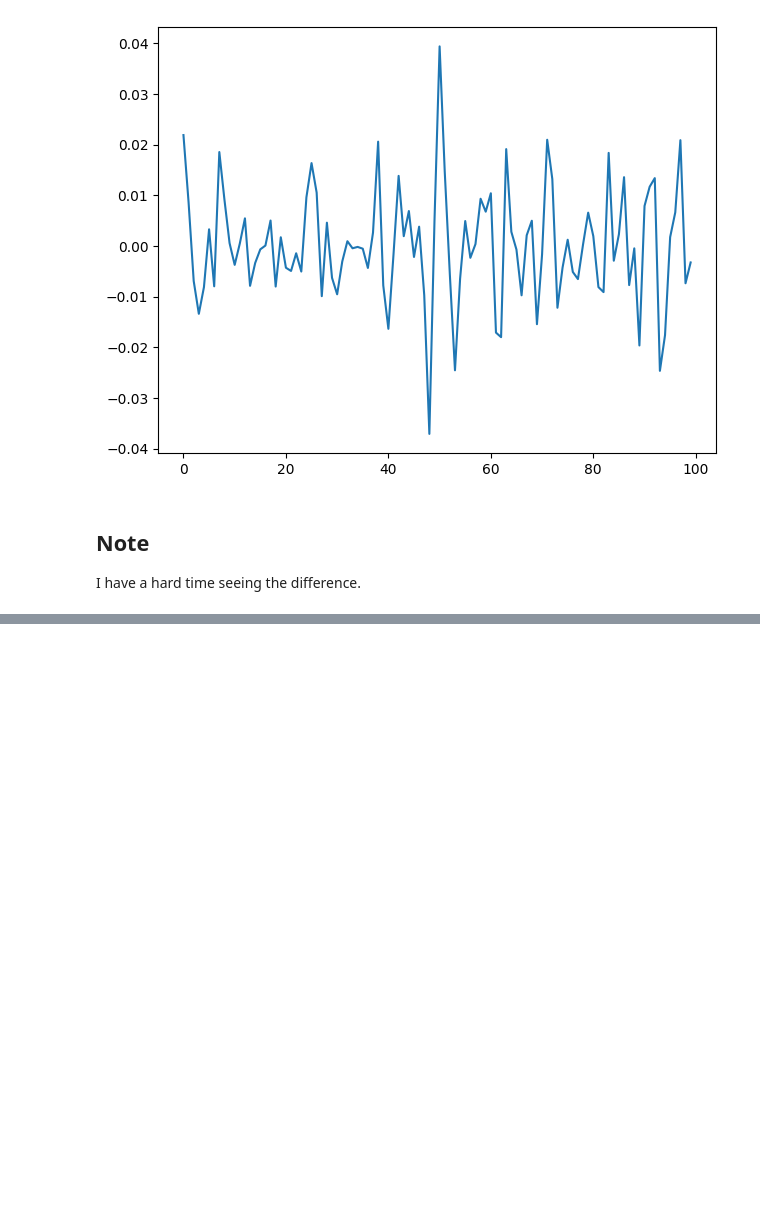
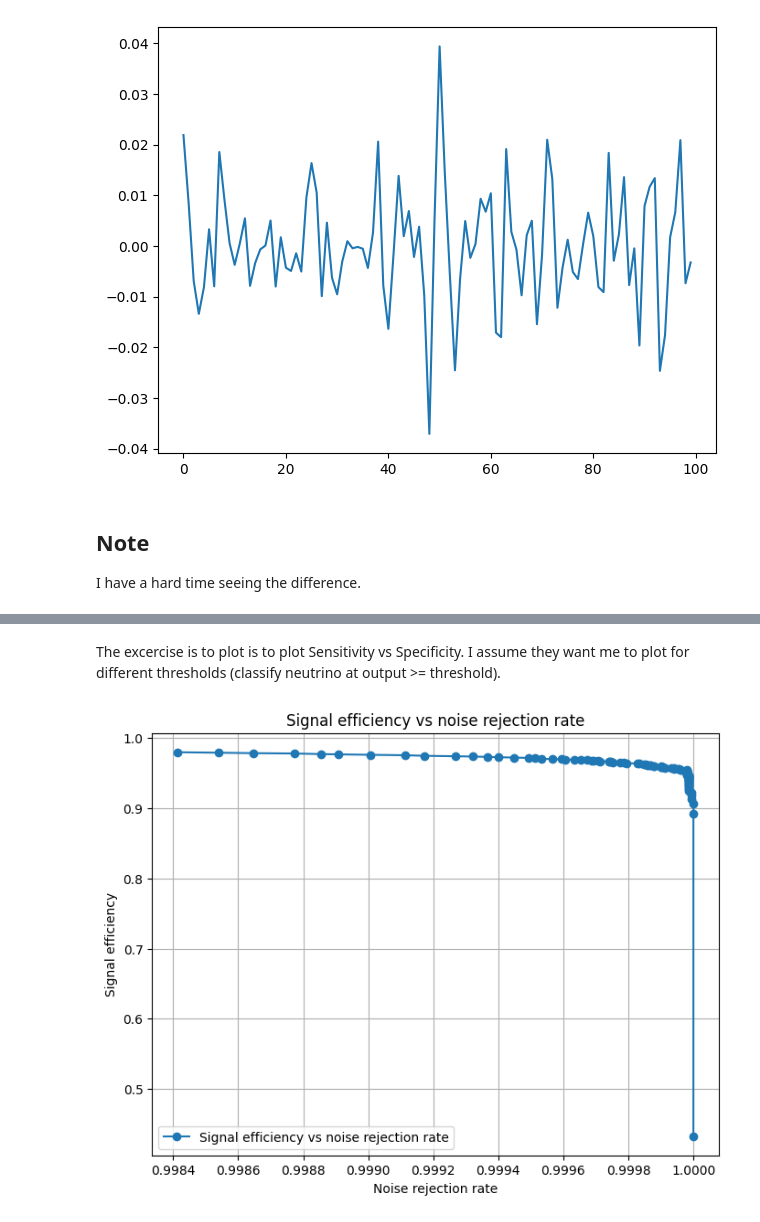
Before and after one commit to Abbta/adlfpae, a Jupyter notebook: Exercise_10_real_time_noise_rejection.ipynb, the cells around one changed output, grey strips where cells are left out. Cells and saved outputs as stored; diff of their text form; code cells hidden in the pictures; blank space fills up the shorter version.

```diff
--- a/Exercise_10_real_time_noise_rejection.ipynb
+++ b/Exercise_10_real_time_noise_rejection.ipynb
@@ -207,10 +211,10 @@ c4=keras.callbacks.CSVLogger("history_{}.csv".format(model.name))
 
 #Note that this will scramble the data before training
 results = model.fit(x_train, y_train,
-    epochs=30,
-    batch_size=100,
+    epochs=10,
+    batch_size=2000,
     verbose=1,
-    validation_split=0.2,
+    validation_split=0.5,
     shuffle=True,
     callbacks=[c1,c2, c3, c4])
 # %% [output]
@@ -220,0 +245,4 @@ Make sure all arrays contain the same number of samples.
+# %%
+model.load_weights("best_model.keras")
+prediction=model.predict(x_test, batch_size=1000)
+prediction.shape
@@ -220,0 +252,29 @@ Make sure all arrays contain the same number of samples.
+# %%
+prediction=prediction[:,0]
+# %% [markdown]
+The excercise is to plot is to plot Sensitivity vs Specificity. I assume they want me to plot for different thresholds (classify neutrino at output >= threshold).
+# %%
+thresholds = np.linspace(0.1, 1, 100)
+sensitivities = []
+specificities = []
+for threshold in thresholds:
+    predicted_classes = (prediction >= threshold).astype(int)  # Binary predictions based on threshold
+    tn, fp, fn, tp = confusion_matrix(y_test, predicted_classes).ravel()
+
+    sensitivity = tp / (tp + fn) if (tp + fn) > 0 else 0  # True positive rate
+    specificity = tn / (tn + fp) if (tn + fp) > 0 else 0  # True negative rate
+
+    sensitivities.append(sensitivity)
+    specificities.append(specificity)
+# %%
+
+plt.figure(figsize=(8, 6))
+plt.plot(specificities, sensitivities, marker='o', label='Signal efficiency vs noise rejection rate')
+plt.ylabel('Signal efficiency')
+plt.xlabel('Noise rejection rate')
+plt.title('Signal efficiency vs noise rejection rate')
+plt.grid(True)
+plt.legend()
+plt.show()
+# %% [output]
+[figure, added]
```
Also changed, not shown: parts of 11 cells of this notebook, 5 other files.
